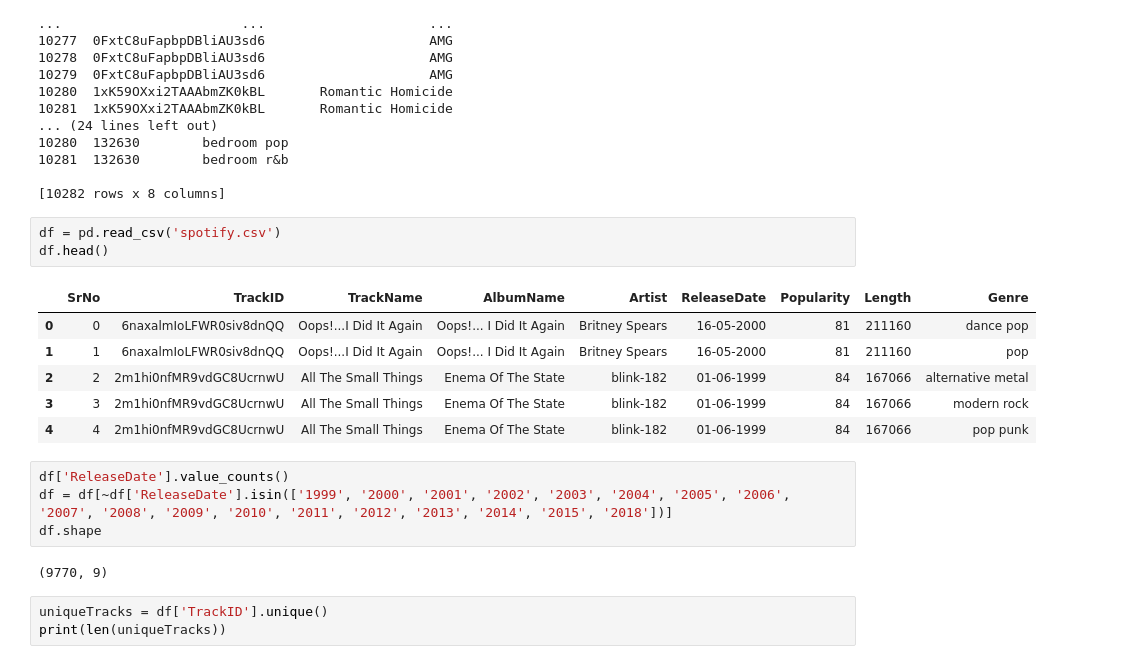
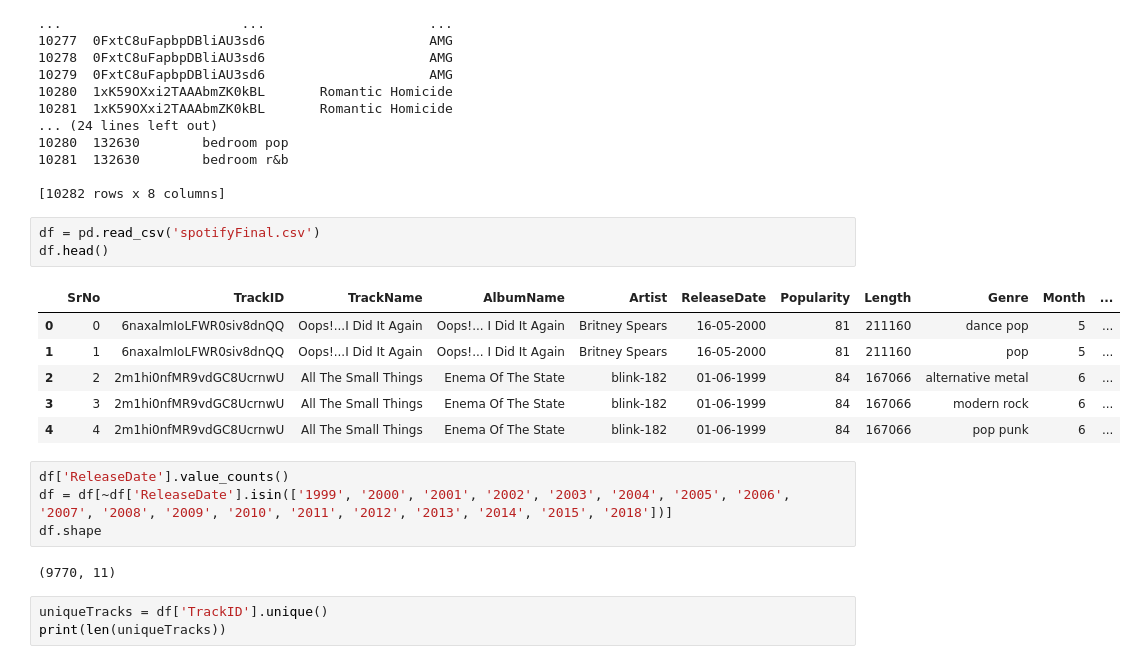
Before and after one commit to aniruddhochat/Spotify-DataViz, a Jupyter notebook: SpotifyData.ipynb, the cells around one changed output. Saved outputs shown, nothing was run; the diff lists cells and outputs as text.

```diff
--- a/SpotifyData.ipynb
+++ b/SpotifyData.ipynb
@@ -81,21 +81,21 @@ df.to_csv('spotify.csv',sep=',')
 
 [10282 rows x 8 columns]
 # %%
-df = pd.read_csv('spotify.csv')
+df = pd.read_csv('spotifyFinal.csv')
 df.head()
 # %% [output]
-|  | SrNo | TrackID | TrackName | AlbumName | Artist | ReleaseDate | Popularity | Length | Genre |
-| 0 | 0 | 6naxalmIoLFWR0siv8dnQQ | Oops!...I Did It Again | Oops!... I Did It Again | Britney Spears | 16-05-2000 | 81 | 211160 | dance pop |
-| 1 | 1 | 6naxalmIoLFWR0siv8dnQQ | Oops!...I Did It Again | Oops!... I Did It Again | Britney Spears | 16-05-2000 | 81 | 211160 | pop |
-| 2 | 2 | 2m1hi0nfMR9vdGC8UcrnwU | All The Small Things | Enema Of The State | blink-182 | 01-06-1999 | 84 | 167066 | alternative metal |
-| 3 | 3 | 2m1hi0nfMR9vdGC8UcrnwU | All The Small Things | Enema Of The State | blink-182 | 01-06-1999 | 84 | 167066 | modern rock |
-| 4 | 4 | 2m1hi0nfMR9vdGC8UcrnwU | All The Small Things | Enema Of The State | blink-182 | 01-06-1999 | 84 | 167066 | pop punk |
+|  | SrNo | TrackID | TrackName | AlbumName | Artist | ReleaseDate | Popularity | Length | Genre | Month | ... |
+| 0 | 0 | 6naxalmIoLFWR0siv8dnQQ | Oops!...I Did It Again | Oops!... I Did It Again | Britney Spears | 16-05-2000 | 81 | 211160 | dance pop | 5 | ... |
+| 1 | 1 | 6naxalmIoLFWR0siv8dnQQ | Oops!...I Did It Again | Oops!... I Did It Again | Britney Spears | 16-05-2000 | 81 | 211160 | pop | 5 | ... |
+| 2 | 2 | 2m1hi0nfMR9vdGC8UcrnwU | All The Small Things | Enema Of The State | blink-182 | 01-06-1999 | 84 | 167066 | alternative metal | 6 | ... |
+| 3 | 3 | 2m1hi0nfMR9vdGC8UcrnwU | All The Small Things | Enema Of The State | blink-182 | 01-06-1999 | 84 | 167066 | modern rock | 6 | ... |
+| 4 | 4 | 2m1hi0nfMR9vdGC8UcrnwU | All The Small Things | Enema Of The State | blink-182 | 01-06-1999 | 84 | 167066 | pop punk | 6 | ... |
 # %%
 df['ReleaseDate'].value_counts()
 df = df[~df['ReleaseDate'].isin(['1999', '2000', '2001', '2002', '2003', '2004', '2005', '2006', '2007', '2008', '2009', '2010', '2011', '2012', '2013', '2014', '2015', '2018'])]
 df.shape
 # %% [output]
-(9770, 9)
+(9770, 11)
 # %%
 uniqueTracks = df['TrackID'].unique()
 print(len(uniqueTracks))
```
Also changed, not shown: parts of 5 cells of this notebook, 1 other file.
